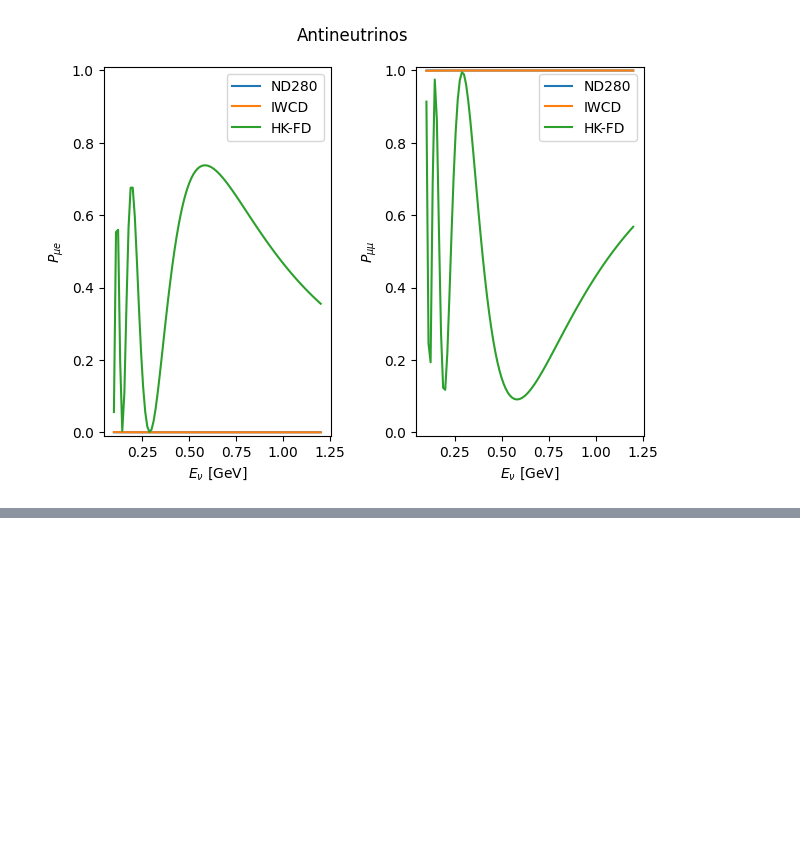
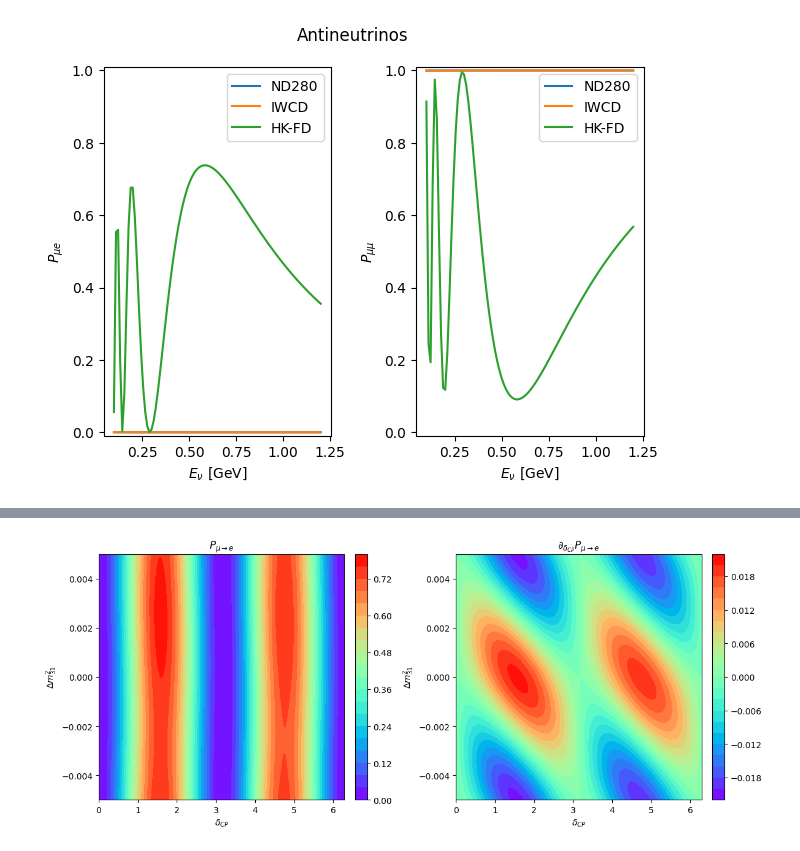
Before and after one commit to pabloferm/CHIC, a Jupyter notebook: examples/python/example.ipynb, the cells around one changed output, grey strips where cells are left out. Cells and saved outputs as stored; diff of their text form; code cells hidden in the pictures; blank space fills up the shorter version.

```diff
--- a/examples/python/example.ipynb
+++ b/examples/python/example.ipynb
@@ -120,0 +170,43 @@ ValueError: Unknown parameter: E
+# %%
+# grids
+dm231 = np.linspace(-5e-3, 5e-3, 200)
+dcp = np.linspace(0, np.pi*2, 200)
+P = np.zeros((dcp.size, dm231.size))
+dP = np.zeros((dcp.size, dm231.size))
+levels = 20
+
+dch = pychic.CHICDIFF()
+
+# compute P(dcp, dm231)
+for i, delta in enumerate(dcp): #x
+    dch.update_dcp(delta)                   # update CP phase
+    for j, dm in enumerate(dm231): #y
+        dch.update_dm231(dm)                 # update dm231
+        Px = dch.compute_oscillations(Enu_peak, detectors["HK-FD"])
+        dPx = dch.compute_oscillations_derivatives("dcp", Enu_peak, detectors["HK-FD"])
+        P[i, j] = Px[0, 1]
+        dP[i, j] = dPx[0, 1]
+
+del dch
+
+fig, axes = plt.subplots(1, 2, figsize=(12, 5))
+
+CP, DM = np.meshgrid(dcp, dm231)
+
+# P panel
+cs0 = axes[0].contourf(CP, DM, P, levels=levels, cmap='rainbow', extend='neither')
+axes[0].set_ylabel(r'$\Delta m^2_{31}$')
+axes[0].set_xlabel(r'$\delta_{CP}$')
+axes[0].set_title(r'$P_{\mu\rightarrow e}$')
+cbar0 = fig.colorbar(cs0, ax=axes[0], fraction=0.046, pad=0.04)
+
+# dP panel
+cs1 = axes[1].contourf(CP, DM, dP, levels=levels, cmap='rainbow', extend='neither')
+axes[1].set_ylabel(r'$\Delta m^2_{31}$')
+axes[1].set_xlabel(r'$\delta_{CP}$')
+axes[1].set_title(r'$\partial_{\delta_{CP}}P_{\mu\rightarrow e}$')
+cbar1 = fig.colorbar(cs1, ax=axes[1], fraction=0.046, pad=0.04)
+plt.tight_layout()
+plt.show()
+# %% [output]
+[figure, added]
```
Also changed, not shown: parts of 12 cells of this notebook, 2 other files.
